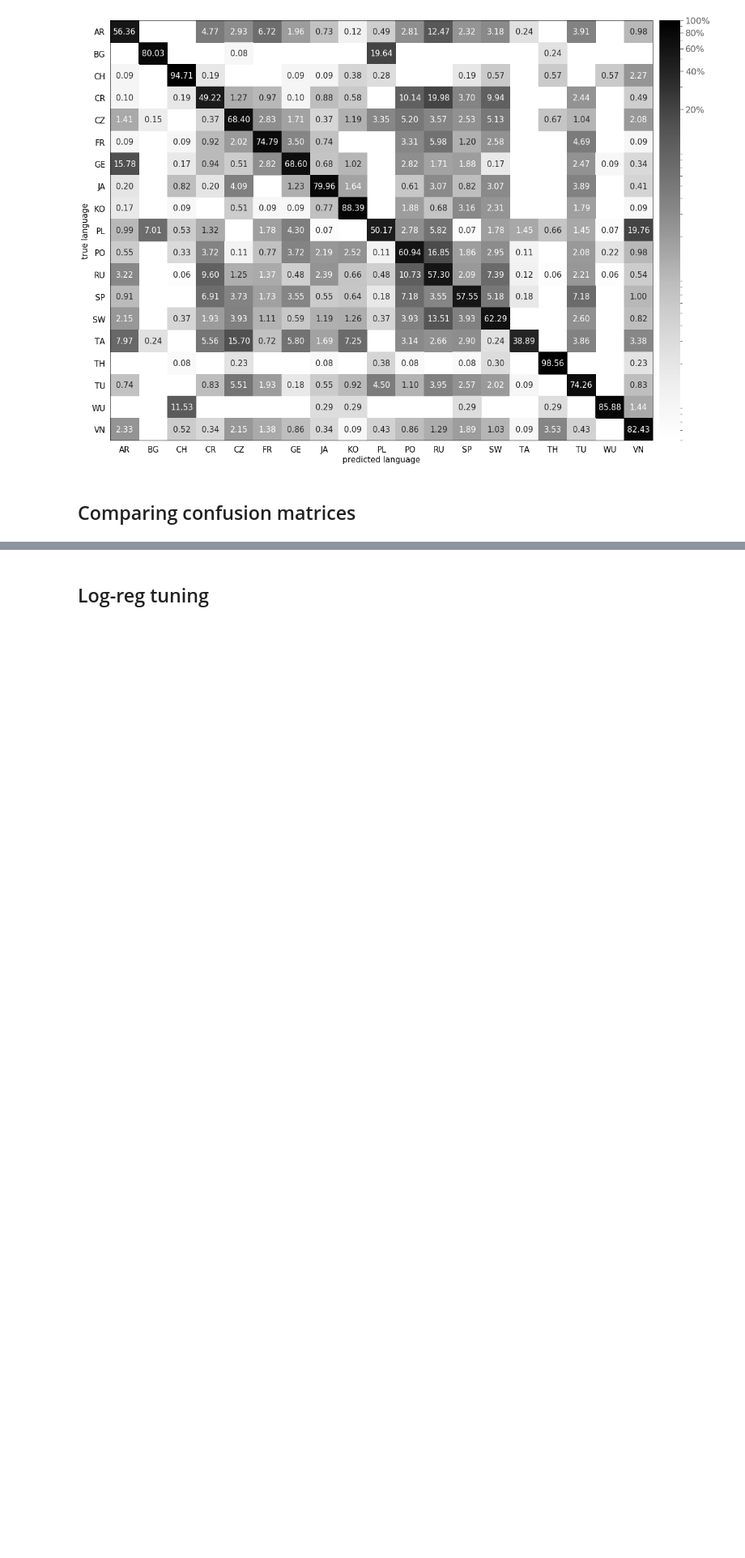
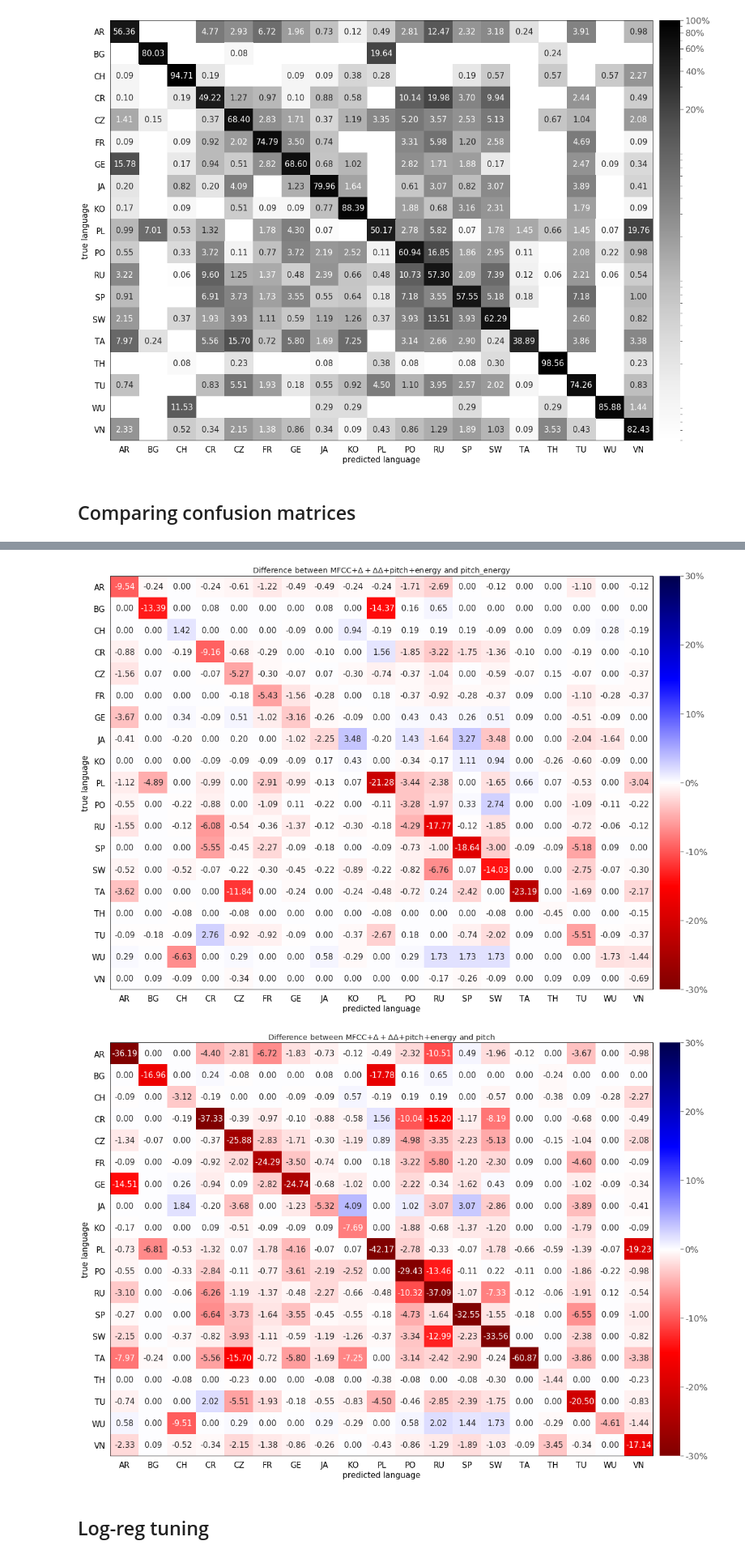
Before and after one commit to samsucik/prosodic-lid-globalphone-dissertation, a Jupyter notebook: graphing/Graphing.ipynb, the cells around one changed output, grey strips where cells are left out. Shown at 81% size. Saved outputs shown, nothing was run; the diff lists cells and outputs as text; code cells hidden in the pictures; blank space fills up the shorter version.

Commit message:
Re-plotted the differences in confusion matrices between the best system and the best prosody system.

```diff
--- a/graphing/Graphing.ipynb
+++ b/graphing/Graphing.ipynb
@@ -33,6 +31,7 @@ languages = ["AR", "BG", "CH", "CR", "CZ", "FR", "GE", "JA", "KO", "PL",
               "PO", "RU", "SP", "SW", "TA", "TH", "TU", "WU", "VN"]
 exps = ["mfcc", "mfcc-deltas", "sdc", "pitch", "energy", "pitch-energy",
         "sdc-pitch-energy", "sdc-pitch", "sdc-energy"]
+L = len(languages)
 # %% [markdown]
 ## Plotting sample prosodic features
 # %%
@@ -198,16 +197,3 @@ for exp_name in ["mfcc_deltas_pitch_energy", "pitch_energy", "pitch"]:
 [figure]
 # %% [markdown]
 ## Comparing confusion matrices
-# %%
-mtrx_mfcc = get_conf_mtrx("mfcc")
-diagonal_flipper = np.ones((19,19)) -2 * np.eye(19)
-
-for prosody_exp in ["energy", "pitch", "pitch-energy"]:
-    mtrx_prosodic = get_conf_mtrx(prosody_exp)
-    mtrx = mtrx_mfcc - mtrx_prosodic
-    mtrx = np.multiply(mtrx, diagonal_flipper)
-    fig = plot_heatmap(mtrx, ys=languages, xs=languages, y_label="true language",
-                       x_label="predicted language", height=12, width=18, cmap="hsv_r", logColourbar=False,
-                       scale_format="%.0f%%", min_v=-60, max_v=60, fmt=".2f",
-                       title="Difference between MFCC and {}".format(prosody_exp))
-    save_fig(fig, "diff_mfcc_{}".format(prosody_exp))
@@ -218,3 +200,41 @@ for prosody_exp in ["energy", "pitch", "pitch-energy"]:
+# %%
+mtrx_best = get_conf_mtrx("mfcc_deltas_pitch_energy")
+diagonal_flipper = np.ones((L, L)) - 2 * np.eye(L)
+label_best = "MFCC+$\Delta+\Delta\Delta$+pitch+energy"
+
+"""
+Accent, Accent_r, Blues, Blues_r, BrBG, BrBG_r, BuGn, BuGn_r, BuPu, BuPu_r, CMRmap, CMRmap_r,
+Dark2, Dark2_r, GnBu, GnBu_r, Greens, Greens_r, Greys, Greys_r, OrRd, OrRd_r, Oranges, Oranges_r,
+PRGn, PRGn_r, Paired, Paired_r, Pastel1, Pastel1_r, Pastel2, Pastel2_r, PiYG, PiYG_r, PuBu, PuBuGn,
+PuBuGn_r, PuBu_r, PuOr, PuOr_r, PuRd, PuRd_r, Purples, Purples_r, RdBu, RdBu_r, RdGy, RdGy_r, RdPu,
+RdPu_r, RdYlBu, RdYlBu_r, RdYlGn, RdYlGn_r, Reds, Reds_r, Set1, Set1_r, Set2, Set2_r, Set3, Set3_r,
+Spectral, Spectral_r, Wistia, Wistia_r, YlGn, YlGnBu, YlGnBu_r, YlGn_r, YlOrBr, YlOrBr_r, YlOrRd,
+YlOrRd_r, afmhot, afmhot_r, autumn, autumn_r, binary, binary_r, bone, bone_r, brg, brg_r, bwr, bwr_r,
+cividis, cividis_r, cool, cool_r, coolwarm, coolwarm_r, copper, copper_r, cubehelix, cubehelix_r, flag,
+flag_r, gist_earth, gist_earth_r, gist_gray, gist_gray_r, gist_heat, gist_heat_r, gist_ncar, gist_ncar_r,
+gist_rainbow, gist_rainbow_r, gist_stern, gist_stern_r, gist_yarg, gist_yarg_r, gnuplot, gnuplot2,
+gnuplot2_r, gnuplot_r, gray, gray_r, hot, hot_r, hsv, hsv_r, icefire, icefire_r, inferno, inferno_r,
+jet, jet_r, magma, magma_r, mako, mako_r, nipy_spectral, nipy_spectral_r, ocean, ocean_r, pink, pink_r,
+plasma, plasma_r, prism, prism_r, rainbow, rainbow_r, rocket, rocket_r, seismic, seismic_r, spring,
+spring_r, summer, summer_r, tab10, tab10_r, tab20, tab20_r, tab20b, tab20b_r, tab20c, tab20c_r, terrain,
+terrain_r, twilight, twilight_r, twilight_shifted, twilight_shifted_r, viridis, viridis_r, vlag, vlag_r,
+winter, winter_r
+"""
+
+cmap = "hsv_r"
+cmap = "seismic_r"
+for prosody_exp in ["pitch_energy", "pitch"]:
+    mtrx_prosodic = get_conf_mtrx(prosody_exp)
+    mtrx = mtrx_best - mtrx_prosodic
+    mtrx = np.multiply(mtrx, diagonal_flipper)
+    fig = graphing.plot_heatmap(mtrx, ys=languages, xs=languages, y_label="true language",
+                       x_label="predicted language", height=12, width=18, cmap=cmap, logColourbar=False,
+                       scale_format="%.0f%%", min_v=-30, max_v=30, fmt=".2f",
+                       title="Difference between {} and {}".format(label_best, prosody_exp))
+#     save_fig(fig, "diff_best_vs_{}".format(prosody_exp))
+# %% [output]
+[figure, added]
+[figure, added]
 # %% [markdown]
 ## Log-reg tuning
 # %% [markdown]
```
Also changed, not shown: parts of 2 cells of this notebook, 4 other files.
